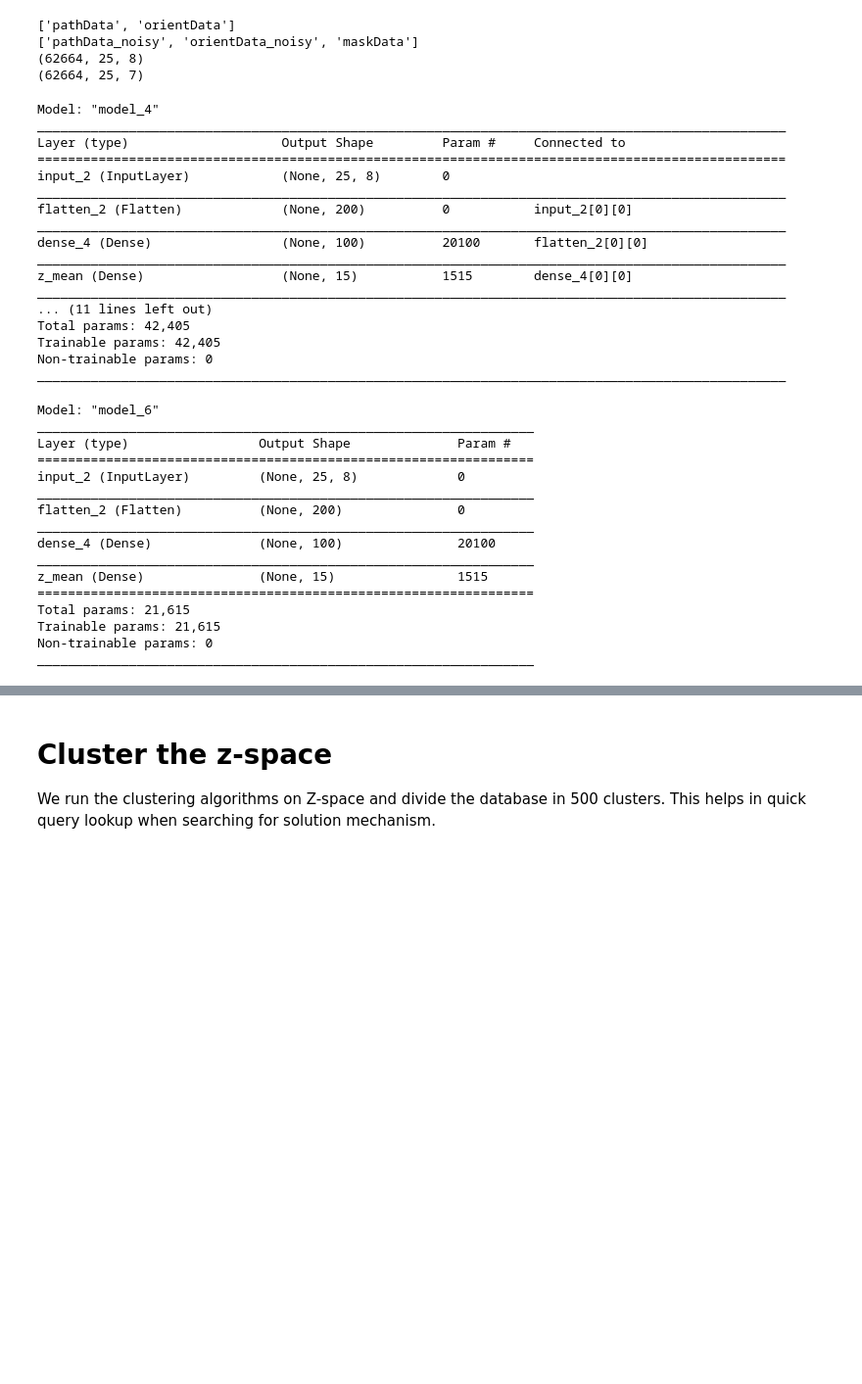
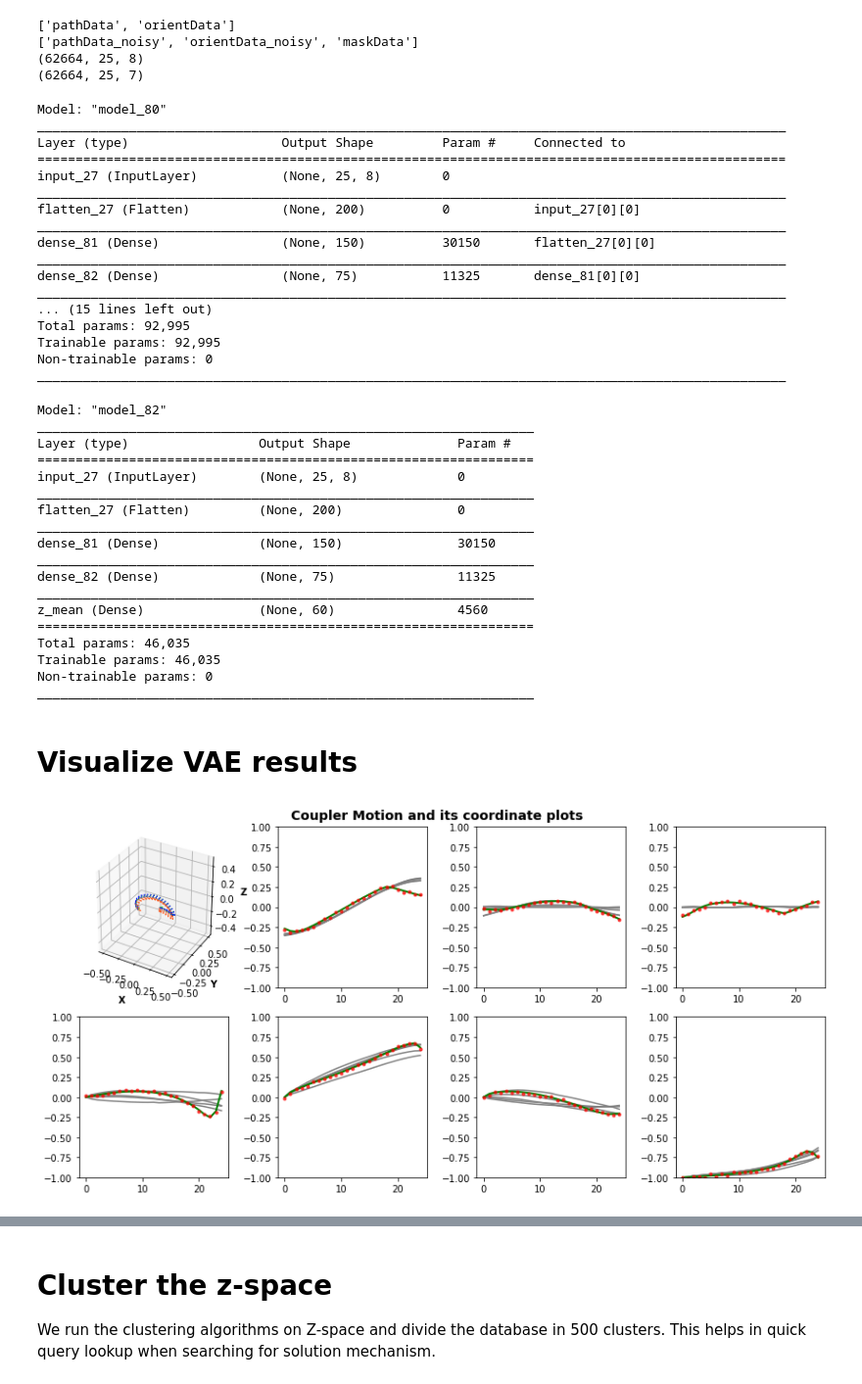
Before and after one commit to ssharma1991/5ss-platform-path-synthesis, a Jupyter notebook: mixed_synth/2. Autoencoder/5_inference.ipynb, the cells around one changed output, grey strips where cells are left out. Shown at 98% size. Drawn from its saved outputs; the diff is of its cells as text; code cells hidden in the pictures; blank space fills up the shorter version.

Commit message:
feat: updated inference notebook for motion, mixed and path synthesis

```diff
--- a/mixed_synth/2. Autoencoder/5_inference.ipynb
+++ b/mixed_synth/2. Autoencoder/5_inference.ipynb
@@ -95,45 +95,55 @@ def VAE_FC(hidden=[100,100,100], z_dim=30):
     return vae, encoder
 # %%
 # Load a VAE
-VAE,_=VAE_FC([100],15)
-modelname='VAE_FC_h1_z15'
+VAE,_=VAE_FC([150,75],60)
+modelname='VAE_FC_h2_z60'
 VAE_load(VAE, modelname)
 VAE.summary()
 # %% [output]
-Model: "model_4"
+Model: "model_80"
 __________________________________________________________________________________________________
 Layer (type)                    Output Shape         Param #     Connected to
 ==================================================================================================
-input_2 (InputLayer)            (None, 25, 8)        0
+input_27 (InputLayer)           (None, 25, 8)        0
 __________________________________________________________________________________________________
-flatten_2 (Flatten)             (None, 200)          0           input_2[0][0]
+flatten_27 (Flatten)            (None, 200)          0           input_27[0][0]
 __________________________________________________________________________________________________
-dense_4 (Dense)                 (None, 100)          20100       flatten_2[0][0]
+dense_81 (Dense)                (None, 150)          30150       flatten_27[0][0]
 __________________________________________________________________________________________________
-z_mean (Dense)                  (None, 15)           1515        dense_4[0][0]
+dense_82 (Dense)                (None, 75)           11325       dense_81[0][0]
 __________________________________________________________________________________________________
-... (11 lines left out)
-Total params: 42,405
-Trainable params: 42,405
+... (15 lines left out)
+Total params: 92,995
+Trainable params: 92,995
 Non-trainable params: 0
 __________________________________________________________________________________________________
 # %%
-encoder=Model(VAE.input, VAE.layers[3].output)
+encoder=Model(VAE.input, VAE.layers[4].output)
 encoder.summary()
 # %% [output]
-Model: "model_6"
+Model: "model_82"
 _________________________________________________________________
 Layer (type)                 Output Shape              Param #
 =================================================================
-input_2 (InputLayer)         (None, 25, 8)             0
+input_27 (InputLayer)        (None, 25, 8)             0
 _________________________________________________________________
-flatten_2 (Flatten)          (None, 200)               0
+flatten_27 (Flatten)         (None, 200)               0
 _________________________________________________________________
-dense_4 (Dense)              (None, 100)               20100
+dense_81 (Dense)             (None, 150)               30150
 _________________________________________________________________
-z_mean (Dense)               (None, 15)                1515
+dense_82 (Dense)             (None, 75)                11325
+_________________________________________________________________
+z_mean (Dense)               (None, 60)                4560
 =================================================================
-Total params: 21,615
-Trainable params: 21,615
+Total params: 46,035
+Trainable params: 46,035
 Non-trainable params: 0
 _________________________________________________________________
+# %% [markdown]
+# Visualize VAE results
+# %%
+# Pure motion example
+index=1
+visualize_reconstructed_CplrMotion_VAE(cplr_noisy, cplr_true, VAE, n=index, n_reconst=5)
+# %% [output]
+[figure, added]
```
Also changed, not shown: parts of 3 cells of this notebook, 4 other files.
